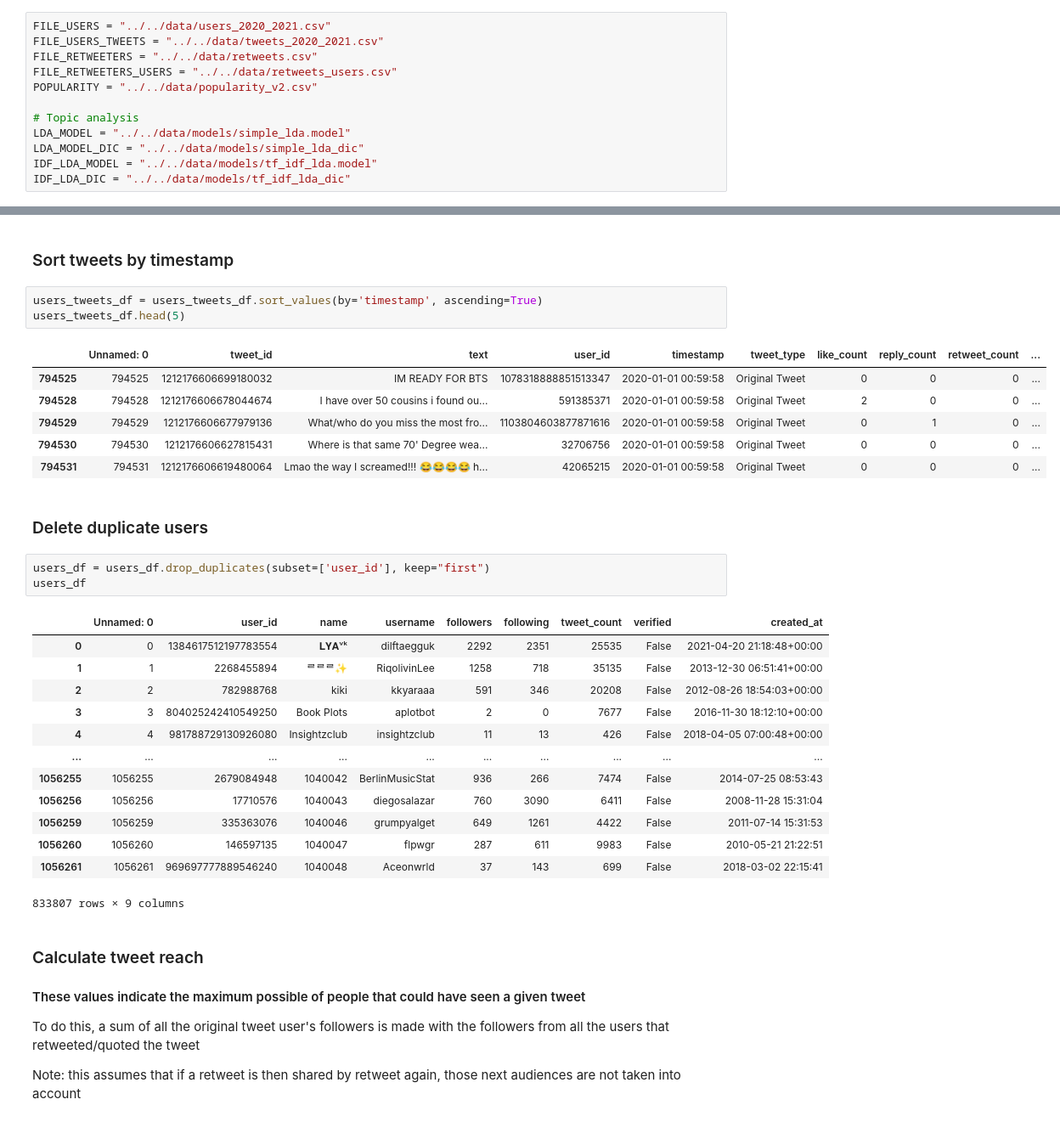
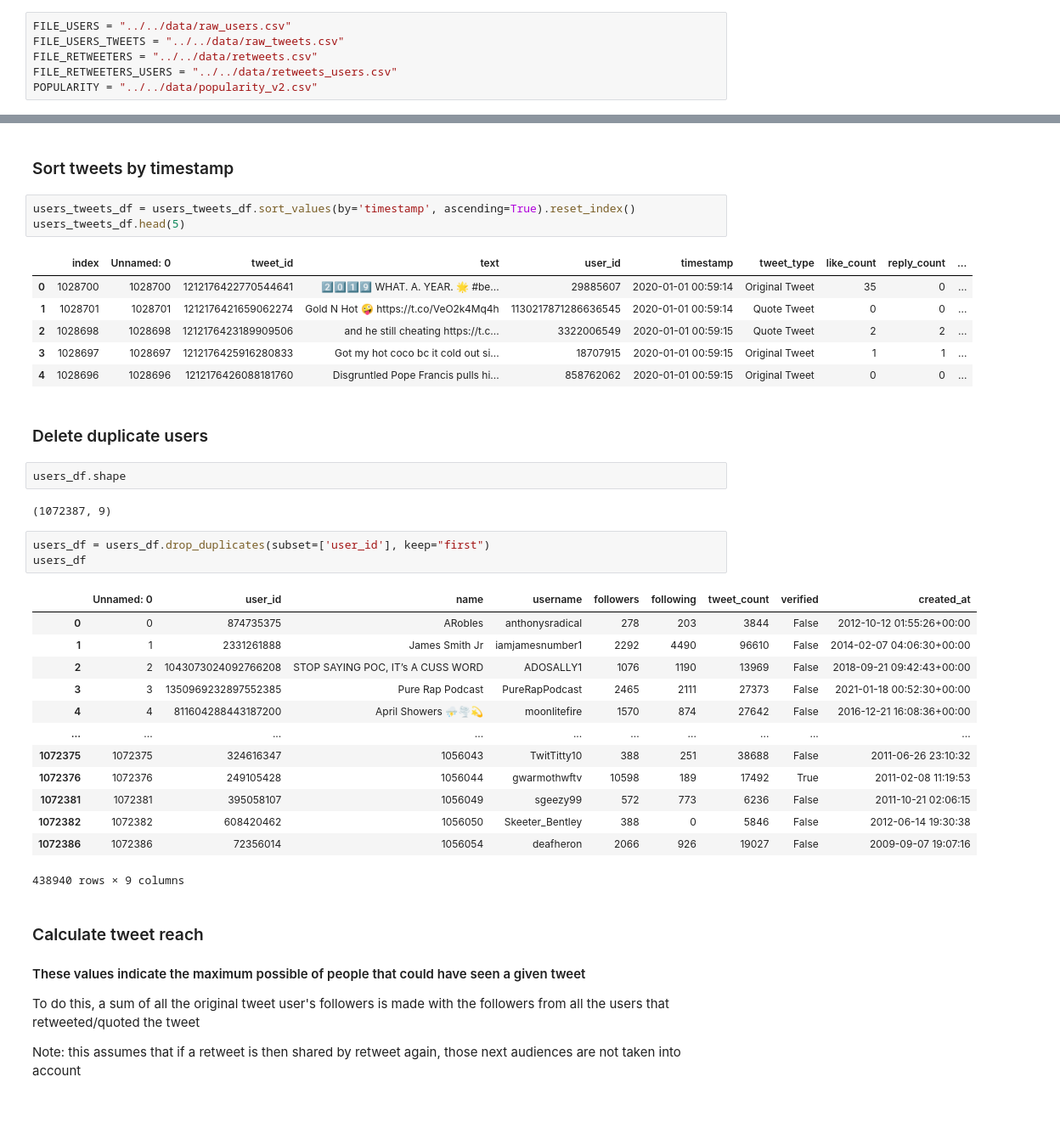
Before and after one commit to MiguelDordio/InformationFlow, a Jupyter notebook: Twitter/analysis/prepare_final_dataset.ipynb, the cells around one changed output, grey strips where cells are left out. Shown: that part at 85% size. Saved outputs shown, nothing was run; the diff lists cells and outputs as text.

```diff
--- a/Twitter/analysis/prepare_final_dataset.ipynb
+++ b/Twitter/analysis/prepare_final_dataset.ipynb
@@ -6,17 +6,11 @@ from gensim.corpora import Dictionary
 # %% [markdown]
 ### Files locations
 # %%
-FILE_USERS = "../../data/users_2020_2021.csv"
-FILE_USERS_TWEETS = "../../data/tweets_2020_2021.csv"
+FILE_USERS = "../../data/raw_users.csv"
+FILE_USERS_TWEETS = "../../data/raw_tweets.csv"
 FILE_RETWEETERS = "../../data/retweets.csv"
 FILE_RETWEETERS_USERS = "../../data/retweets_users.csv"
 POPULARITY = "../../data/popularity_v2.csv"
-
-# Topic analysis
-LDA_MODEL = "../../data/models/simple_lda.model"
-LDA_MODEL_DIC = "../../data/models/simple_lda_dic"
-IDF_LDA_MODEL = "../../data/models/tf_idf_lda.model"
-IDF_LDA_DIC = "../../data/models/tf_idf_lda_dic"
 # %% [markdown]
 ### Load Datasets
 # %%
@@ -60,34 +54,38 @@ users_tweets_df
 # %% [markdown]
 ### Sort tweets by timestamp
 # %%
-users_tweets_df = users_tweets_df.sort_values(by='timestamp', ascending=True)
+users_tweets_df = users_tweets_df.sort_values(by='timestamp', ascending=True).reset_index()
 users_tweets_df.head(5)
 # %% [output]
-|  | Unnamed: 0 | tweet_id | text | user_id | timestamp | tweet_type | like_count | reply_count | retweet_count | ... |
-| 794525 | 794525 | 1212176606699180032 | IM READY FOR BTS | 1078318888851513347 | 2020-01-01 00:59:58 | Original Tweet | 0 | 0 | 0 | ... |
-| 794528 | 794528 | 1212176606678044674 | I have over 50 cousins i found ou... | 591385371 | 2020-01-01 00:59:58 | Original Tweet | 2 | 0 | 0 | ... |
-| 794529 | 794529 | 1212176606677979136 | What/who do you miss the most fro... | 1103804603877871616 | 2020-01-01 00:59:58 | Original Tweet | 0 | 1 | 0 | ... |
-| 794530 | 794530 | 1212176606627815431 | Where is that same 70' Degree wea... | 32706756 | 2020-01-01 00:59:58 | Original Tweet | 0 | 0 | 0 | ... |
-| 794531 | 794531 | 1212176606619480064 | Lmao the way I screamed!!! 😂😂😂😂 h... | 42065215 | 2020-01-01 00:59:58 | Original Tweet | 0 | 0 | 0 | ... |
+|  | index | Unnamed: 0 | tweet_id | text | user_id | timestamp | tweet_type | like_count | reply_count | ... |
+| 0 | 1028700 | 1028700 | 1212176422770544641 | 2️⃣0️⃣1️⃣9️⃣ WHAT. A. YEAR. 🌟 #be... | 29885607 | 2020-01-01 00:59:14 | Original Tweet | 35 | 0 | ... |
+| 1 | 1028701 | 1028701 | 1212176421659062274 | Gold N Hot 🤪 https://t.co/VeO2k4Mq4h | 1130217871286636545 | 2020-01-01 00:59:14 | Quote Tweet | 0 | 0 | ... |
+| 2 | 1028698 | 1028698 | 1212176423189909506 | and he still cheating https://t.c... | 3322006549 | 2020-01-01 00:59:15 | Quote Tweet | 2 | 2 | ... |
+| 3 | 1028697 | 1028697 | 1212176425916280833 | Got my hot coco bc it cold out si... | 18707915 | 2020-01-01 00:59:15 | Original Tweet | 1 | 1 | ... |
+| 4 | 1028696 | 1028696 | 1212176426088181760 | Disgruntled Pope Francis pulls hi... | 858762062 | 2020-01-01 00:59:15 | Original Tweet | 0 | 0 | ... |
 # %% [markdown]
 ### Delete duplicate users
+# %%
+users_df.shape
+# %% [output]
+(1072387, 9)
 # %%
 users_df = users_df.drop_duplicates(subset=['user_id'], keep="first")
 users_df
 # %% [output]
 |  | Unnamed: 0 | user_id | name | username | followers | following | tweet_count | verified | created_at |
-| 0 | 0 | 1384617512197783554 | 𝐋𝐘𝐀ᵛᵏ | dilftaegguk | 2292 | 2351 | 25535 | False | 2021-04-20 21:18:48+00:00 |
-| 1 | 1 | 2268455894 | ᄅᄅᄅ✨ | RiqolivinLee | 1258 | 718 | 35135 | False | 2013-12-30 06:51:41+00:00 |
-| 2 | 2 | 782988768 | kiki | kkyaraaa | 591 | 346 | 20208 | False | 2012-08-26 18:54:03+00:00 |
-| 3 | 3 | 804025242410549250 | Book Plots | aplotbot | 2 | 0 | 7677 | False | 2016-11-30 18:12:10+00:00 |
-| 4 | 4 | 981788729130926080 | Insightzclub | insightzclub | 11 | 13 | 426 | False | 2018-04-05 07:00:48+00:00 |
+| 0 | 0 | 874735375 | ARobles | anthonysradical | 278 | 203 | 3844 | False | 2012-10-12 01:55:26+00:00 |
+| 1 | 1 | 2331261888 | James Smith Jr | iamjamesnumber1 | 2292 | 4490 | 96610 | False | 2014-02-07 04:06:30+00:00 |
+| 2 | 2 | 1043073024092766208 | STOP SAYING POC, IT’s A CUSS WORD | ADOSALLY1 | 1076 | 1190 | 13969 | False | 2018-09-21 09:42:43+00:00 |
+| 3 | 3 | 1350969232897552385 | Pure Rap Podcast | PureRapPodcast | 2465 | 2111 | 27373 | False | 2021-01-18 00:52:30+00:00 |
+| 4 | 4 | 811604288443187200 | April Showers ⛈🌪💫 | moonlitefire | 1570 | 874 | 27642 | False | 2016-12-21 16:08:36+00:00 |
 | ... | ... | ... | ... | ... | ... | ... | ... | ... | ... |
-| 1056255 | 1056255 | 2679084948 | 1040042 | BerlinMusicStat | 936 | 266 | 7474 | False | 2014-07-25 08:53:43 |
-| 1056256 | 1056256 | 17710576 | 1040043 | diegosalazar | 760 | 3090 | 6411 | False | 2008-11-28 15:31:04 |
-| 1056259 | 1056259 | 335363076 | 1040046 | grumpyalget | 649 | 1261 | 4422 | False | 2011-07-14 15:31:53 |
-| 1056260 | 1056260 | 146597135 | 1040047 | flpwgr | 287 | 611 | 9983 | False | 2010-05-21 21:22:51 |
-| 1056261 | 1056261 | 969697777889546240 | 1040048 | Aceonwrld | 37 | 143 | 699 | False | 2018-03-02 22:15:41 |
+| 1072375 | 1072375 | 324616347 | 1056043 | TwitTitty10 | 388 | 251 | 38688 | False | 2011-06-26 23:10:32 |
+| 1072376 | 1072376 | 249105428 | 1056044 | gwarmothwftv | 10598 | 189 | 17492 | True | 2011-02-08 11:19:53 |
+| 1072381 | 1072381 | 395058107 | 1056049 | sgeezy99 | 572 | 773 | 6236 | False | 2011-10-21 02:06:15 |
+| 1072382 | 1072382 | 608420462 | 1056050 | Skeeter_Bentley | 388 | 0 | 5846 | False | 2012-06-14 19:30:38 |
+| 1072386 | 1072386 | 72356014 | 1056054 | deafheron | 2066 | 926 | 19027 | False | 2009-09-07 19:07:16 |
-833807 rows × 9 columns
+438940 rows × 9 columns
 # %% [markdown]
 ### Calculate tweet reach
 
```
Also changed, not shown: parts of 4 cells of this notebook, 2 other files.
